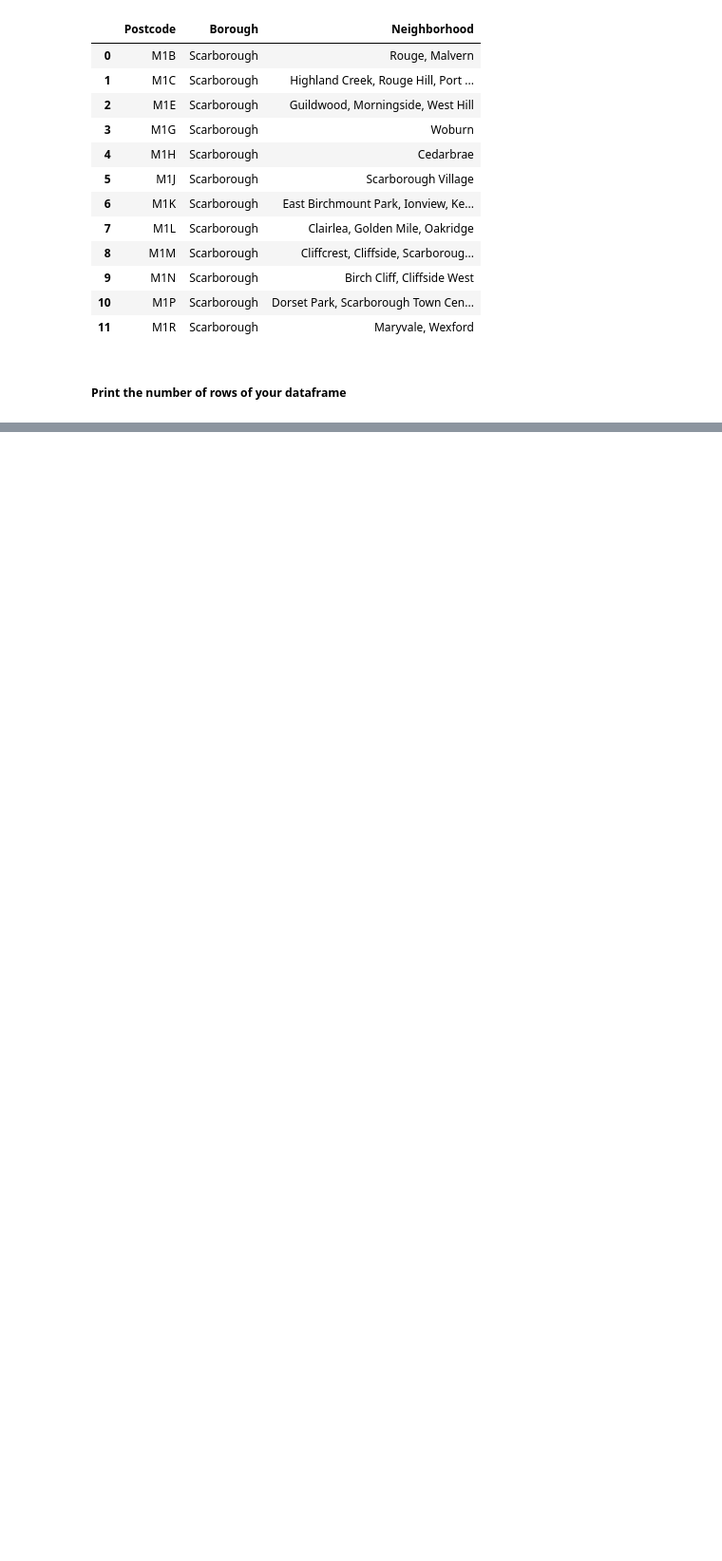
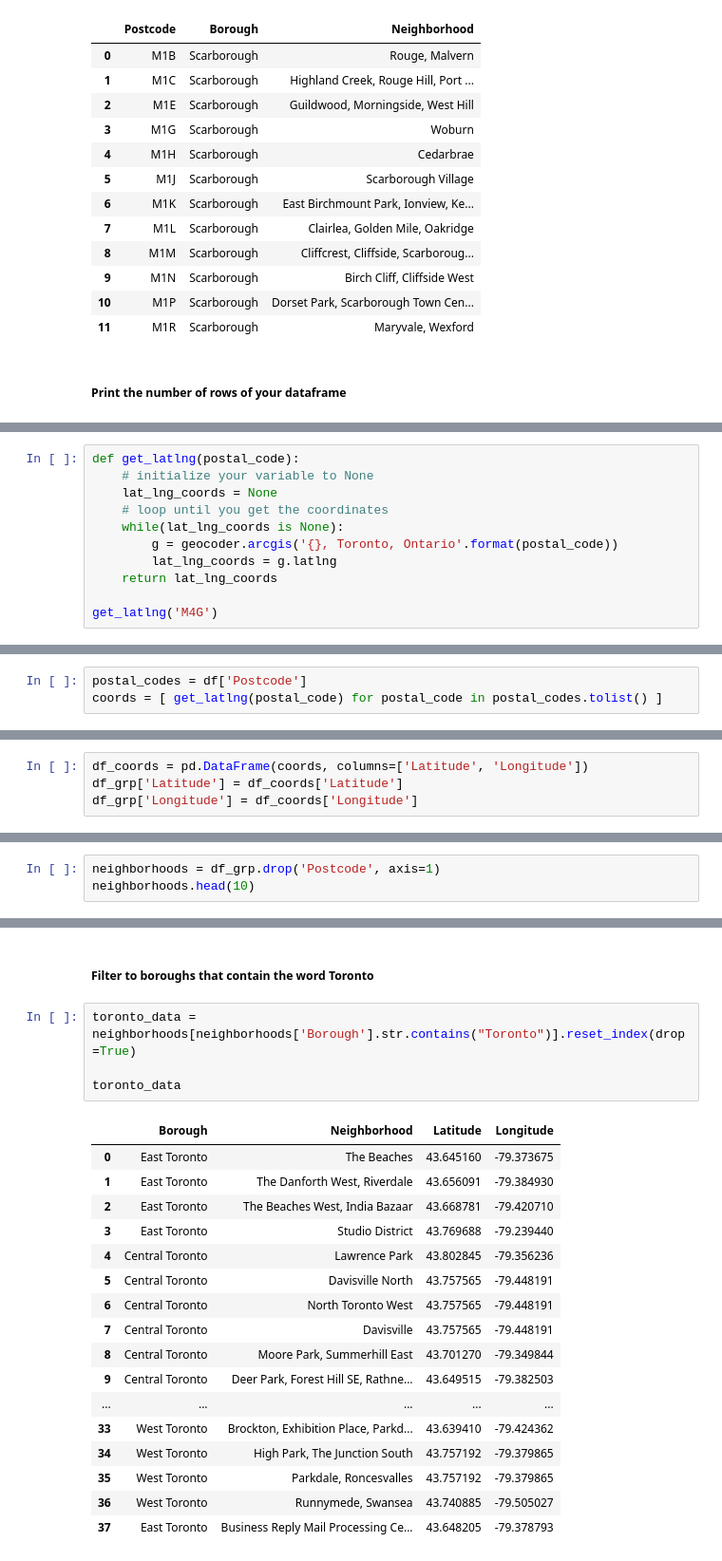
Before and after one commit to fox-fox-fox/Coursera_Capstone, a Jupyter notebook: Toronto Assignment.ipynb, the cells around one changed output, grey strips where cells are left out. Shown at 95% size. Saved outputs shown, nothing was run; the diff lists cells and outputs as text; blank space fills up the shorter version.

```diff
--- a/Toronto Assignment.ipynb
+++ b/Toronto Assignment.ipynb
@@ -84,0 +137,11 @@ df_grp_can.shape
+# %%
+def get_latlng(postal_code):
+    # initialize your variable to None
+    lat_lng_coords = None
+    # loop until you get the coordinates
+    while(lat_lng_coords is None):
+        g = geocoder.arcgis('{}, Toronto, Ontario'.format(postal_code))
+        lat_lng_coords = g.latlng
+    return lat_lng_coords
+
+get_latlng('M4G')
@@ -84,0 +152,3 @@ df_grp_can.shape
+# %%
+postal_codes = df['Postcode']
+coords = [ get_latlng(postal_code) for postal_code in postal_codes.tolist() ]
@@ -84,0 +157,4 @@ df_grp_can.shape
+# %%
+df_coords = pd.DataFrame(coords, columns=['Latitude', 'Longitude'])
+df_grp['Latitude'] = df_coords['Latitude']
+df_grp['Longitude'] = df_coords['Longitude']
@@ -84,0 +182,3 @@ df_grp_can.shape
+# %%
+neighborhoods = df_grp.drop('Postcode', axis=1)
+neighborhoods.head(10)
@@ -84,0 +236,24 @@ df_grp_can.shape
+# %% [markdown]
+##### Filter to boroughs that contain the word Toronto
+# %%
+toronto_data = neighborhoods[neighborhoods['Borough'].str.contains("Toronto")].reset_index(drop=True)
+
+toronto_data
+# %% [output]
+|  | Borough | Neighborhood | Latitude | Longitude |
+| 0 | East Toronto | The Beaches | 43.645160 | -79.373675 |
+| 1 | East Toronto | The Danforth West, Riverdale | 43.656091 | -79.384930 |
+| 2 | East Toronto | The Beaches West, India Bazaar | 43.668781 | -79.420710 |
+| 3 | East Toronto | Studio District | 43.769688 | -79.239440 |
+| 4 | Central Toronto | Lawrence Park | 43.802845 | -79.356236 |
+| 5 | Central Toronto | Davisville North | 43.757565 | -79.448191 |
+| 6 | Central Toronto | North Toronto West | 43.757565 | -79.448191 |
+| 7 | Central Toronto | Davisville | 43.757565 | -79.448191 |
+| 8 | Central Toronto | Moore Park, Summerhill East | 43.701270 | -79.349844 |
+| 9 | Central Toronto | Deer Park, Forest Hill SE, Rathne... | 43.649515 | -79.382503 |
+| ... | ... | ... | ... | ... |
+| 33 | West Toronto | Brockton, Exhibition Place, Parkd... | 43.639410 | -79.424362 |
+| 34 | West Toronto | High Park, The Junction South | 43.757192 | -79.379865 |
+| 35 | West Toronto | Parkdale, Roncesvalles | 43.757192 | -79.379865 |
+| 36 | West Toronto | Runnymede, Swansea | 43.740885 | -79.505027 |
+| 37 | East Toronto | Business Reply Mail Processing Ce... | 43.648205 | -79.378793 |
```
Also changed, not shown: parts of 49 cells of this notebook.
